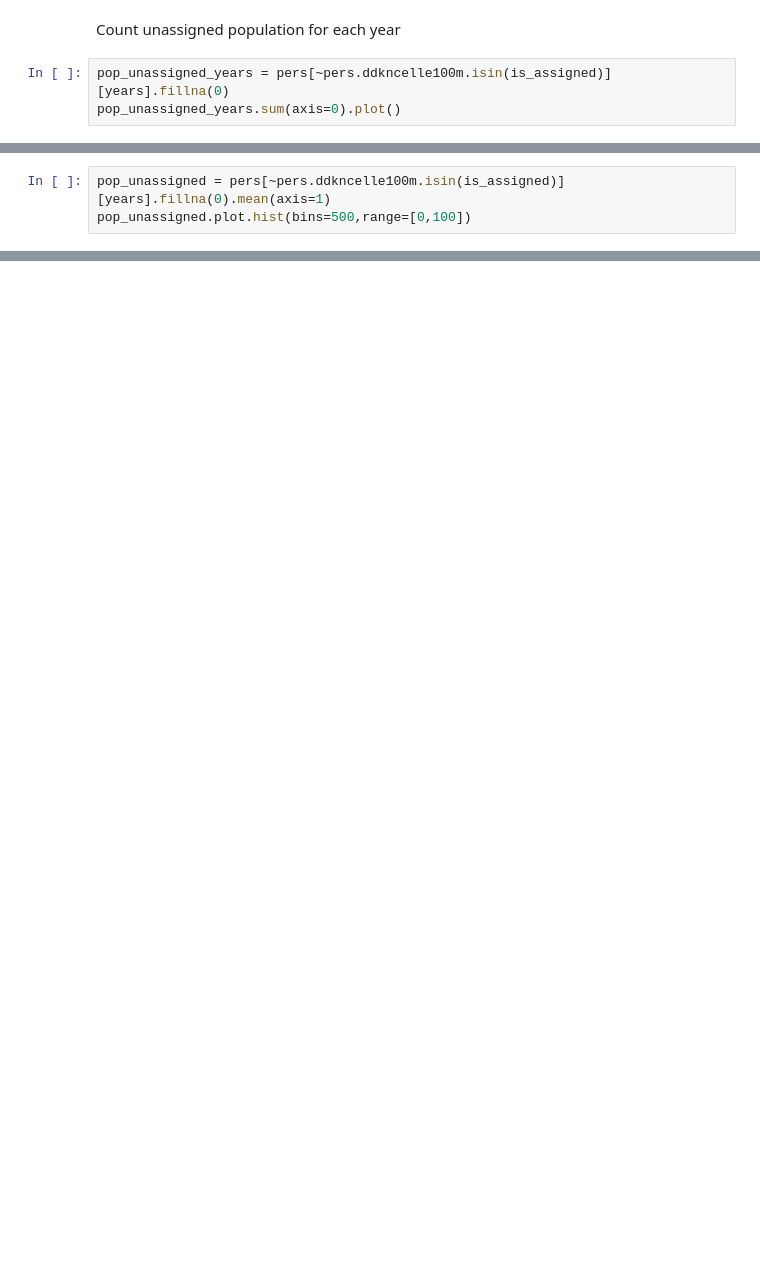
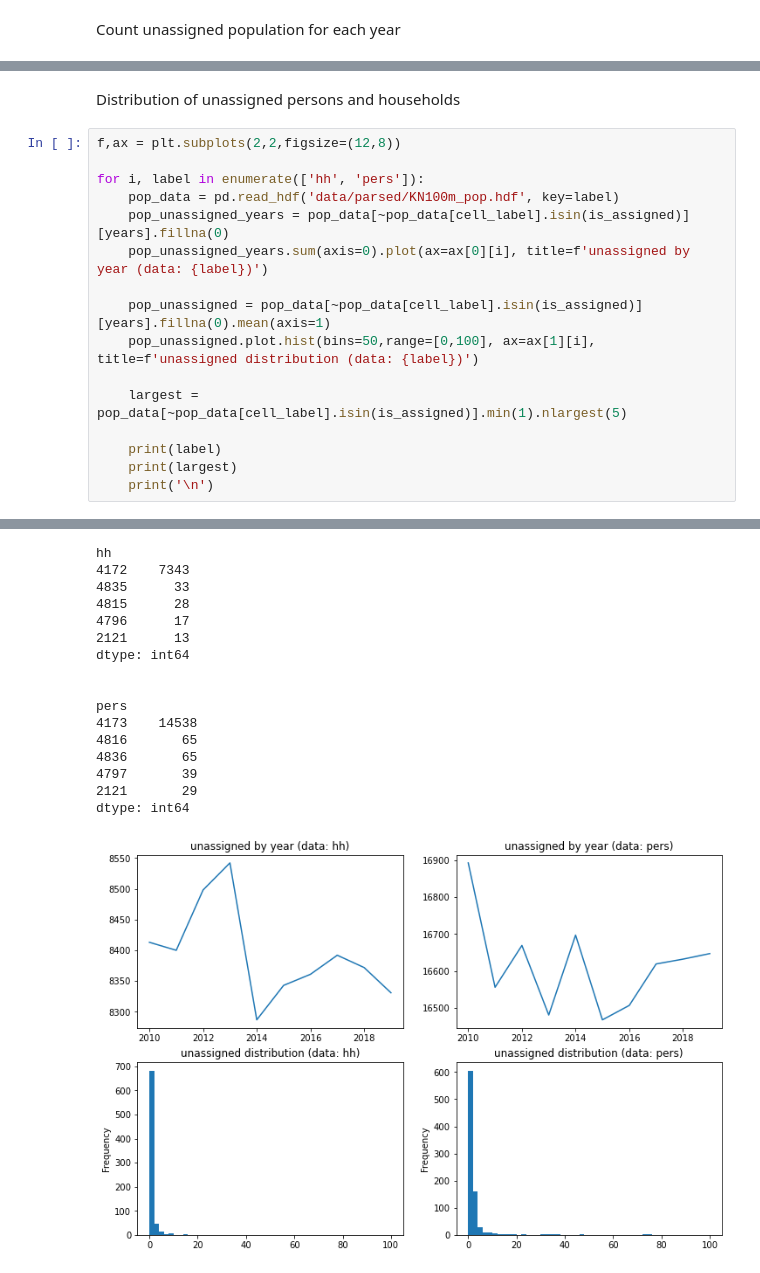
Before and after one commit to abjer/privacy_spatial, a Jupyter notebook: step_3_analyze_and_output.ipynb, the cells around one changed output, grey strips where cells are left out. Drawn from its saved outputs; the diff is of its cells as text; blank space fills up the shorter version.

```diff
--- a/step_3_analyze_and_output.ipynb
+++ b/step_3_analyze_and_output.ipynb
@@ -279,5 +316,2 @@ distribution.plot.hist(bins=100,log=True)
 # %% [markdown]
 Count unassigned population for each year
-# %%
-pop_unassigned_years = pers[~pers.ddkncelle100m.isin(is_assigned)][years].fillna(0)
-pop_unassigned_years.sum(axis=0).plot()
@@ -286,3 +317,0 @@ Mean annual cell size for cells not part of a partition
-# %%
-pop_unassigned = pers[~pers.ddkncelle100m.isin(is_assigned)][years].fillna(0).mean(axis=1)
-pop_unassigned.plot.hist(bins=500,range=[0,100])
@@ -288,0 +359,19 @@ pop_unassigned.plot.hist(bins=500,range=[0,100])
+# %% [markdown]
+Distribution of unassigned persons and households
+# %%
+f,ax = plt.subplots(2,2,figsize=(12,8))
+
+for i, label in enumerate(['hh', 'pers']):
+    pop_data = pd.read_hdf('data/parsed/KN100m_pop.hdf', key=label)
+    pop_unassigned_years = pop_data[~pop_data[cell_label].isin(is_assigned)][years].fillna(0)
+    pop_unassigned_years.sum(axis=0).plot(ax=ax[0][i], title=f'unassigned by year (data: {label})')
+
+    pop_unassigned = pop_data[~pop_data[cell_label].isin(is_assigned)][years].fillna(0).mean(axis=1)
+    pop_unassigned.plot.hist(bins=50,range=[0,100], ax=ax[1][i], title=f'unassigned distribution (data: {label})')
+
+    largest = pop_data[~pop_data[cell_label].isin(is_assigned)].min(1).nlargest(5)
+
+    print(label)
+    print(largest)
+    print('\n')
+# %% [output]
@@ -288,0 +382,17 @@ pop_unassigned.plot.hist(bins=500,range=[0,100])
+hh
+4172    7343
+4835      33
+4815      28
+4796      17
+2121      13
+dtype: int64
+
+
+pers
+4173    14538
+4816       65
+4836       65
+4797       39
+2121       29
+dtype: int64
+[figure, added]
```
Also changed, not shown: parts of 23 cells of this notebook, 17 other files.
